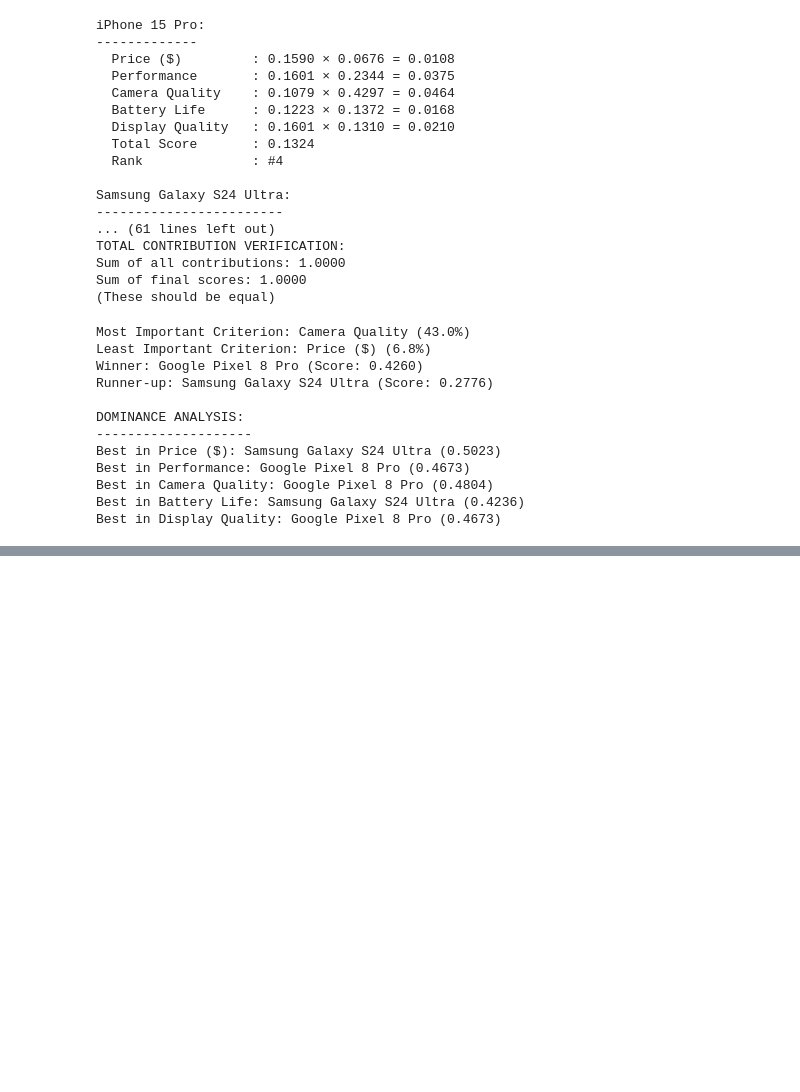
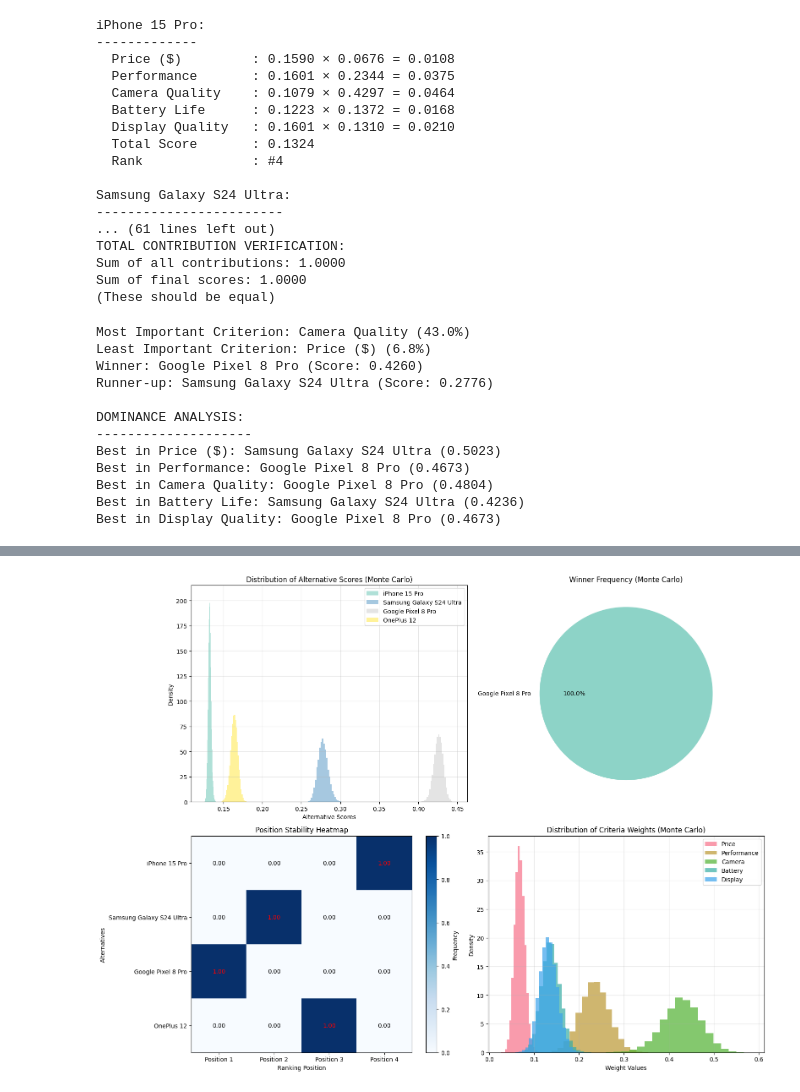
Before and after one commit to HecBanda/mcdm, a Jupyter notebook: notebooks/ntbk6 - Analytical_Hierarchy_Process.ipynb, the cells around one changed output, grey strips where cells are left out. Saved outputs shown, nothing was run; the diff lists cells and outputs as text; code cells hidden in the pictures; blank space fills up the shorter version.

```diff
--- a/notebooks/ntbk6 - Analytical_Hierarchy_Process.ipynb
+++ b/notebooks/ntbk6 - Analytical_Hierarchy_Process.ipynb
@@ -1311,0 +1900,75 @@ Best in Display Quality: Google Pixel 8 Pro (0.4673)
+# %%
+# Visualize Monte Carlo results
+def plot_monte_carlo_results(mc_results, alternatives, position_stability):
+    """Visualize Monte Carlo simulation results"""
+
+    fig, ((ax1, ax2), (ax3, ax4)) = plt.subplots(2, 2, figsize=(16, 12))
+
+    # 1. Score distributions
+    colors = plt.cm.Set3(np.linspace(0, 1, len(alternatives)))
+
+    for i, alt in enumerate(alternatives):
+        scores = [result['scores'][i] for result in mc_results]
+        ax1.hist(scores, bins=30, alpha=0.7, color=colors[i], label=alt, density=True)
+
+    ax1.set_xlabel('Alternative Scores')
+    ax1.set_ylabel('Density')
+    ax1.set_title('Distribution of Alternative Scores (Monte Carlo)')
+    ax1.legend()
+    ax1.grid(True, alpha=0.3)
+
+    # 2. Winner frequency pie chart
+    winner_counts = {}
+    for result in mc_results:
+        winner = result['winner']
+        winner_counts[winner] = winner_counts.get(winner, 0) + 1
+
+    ax2.pie(winner_counts.values(), labels=winner_counts.keys(), autopct='%1.1f%%',
+           colors=colors[:len(winner_counts)])
+    ax2.set_title('Winner Frequency (Monte Carlo)')
+
+    # 3. Position stability heatmap
+    position_matrix = np.zeros((len(alternatives), len(alternatives)))
+    for alt_idx, alt in enumerate(alternatives):
+        total_sims = len(mc_results)
+        for result in mc_results:
+            position = np.where(result['ranking'] == alt_idx)[0][0]
+            position_matrix[alt_idx, position] += 1
+        position_matrix[alt_idx] /= total_sims  # Convert to percentages
+
+    im = ax3.imshow(position_matrix, cmap='Blues', aspect='auto')
+    ax3.set_xticks(range(len(alternatives)))
+    ax3.set_yticks(range(len(alternatives)))
+    ax3.set_xticklabels([f'Position {i+1}' for i in range(len(alternatives))])
+    ax3.set_yticklabels(alternatives)
+    ax3.set_xlabel('Ranking Position')
+    ax3.set_ylabel('Alternatives')
+    ax3.set_title('Position Stability Heatmap')
+
+    # Add text annotations
+    for i in range(len(alternatives)):
+        for j in range(len(alternatives)):
+            text = ax3.text(j, i, f'{position_matrix[i, j]:.2f}',
+                           ha="center", va="center", color="red" if position_matrix[i, j] > 0.5 else "black")
+
+    plt.colorbar(im, ax=ax3, label='Frequency')
+
+    # 4. Criteria weight distributions
+    weight_data = np.array([result['weights'] for result in mc_results])
+
+    for i, criterion in enumerate(['Price', 'Performance', 'Camera', 'Battery', 'Display']):
+        ax4.hist(weight_data[:, i], bins=20, alpha=0.7, label=criterion, density=True)
+
+    ax4.set_xlabel('Weight Values')
+    ax4.set_ylabel('Density')
+    ax4.set_title('Distribution of Criteria Weights (Monte Carlo)')
+    ax4.legend()
+    ax4.grid(True, alpha=0.3)
+
+    plt.tight_layout()
+    plt.show()
+
+# Create Monte Carlo visualizations
+plot_monte_carlo_results(mc_results, alternatives, position_stability)
+# %% [output]
+[figure, added]
```
Also changed, not shown: parts of 13 cells of this notebook, 3 other files.
